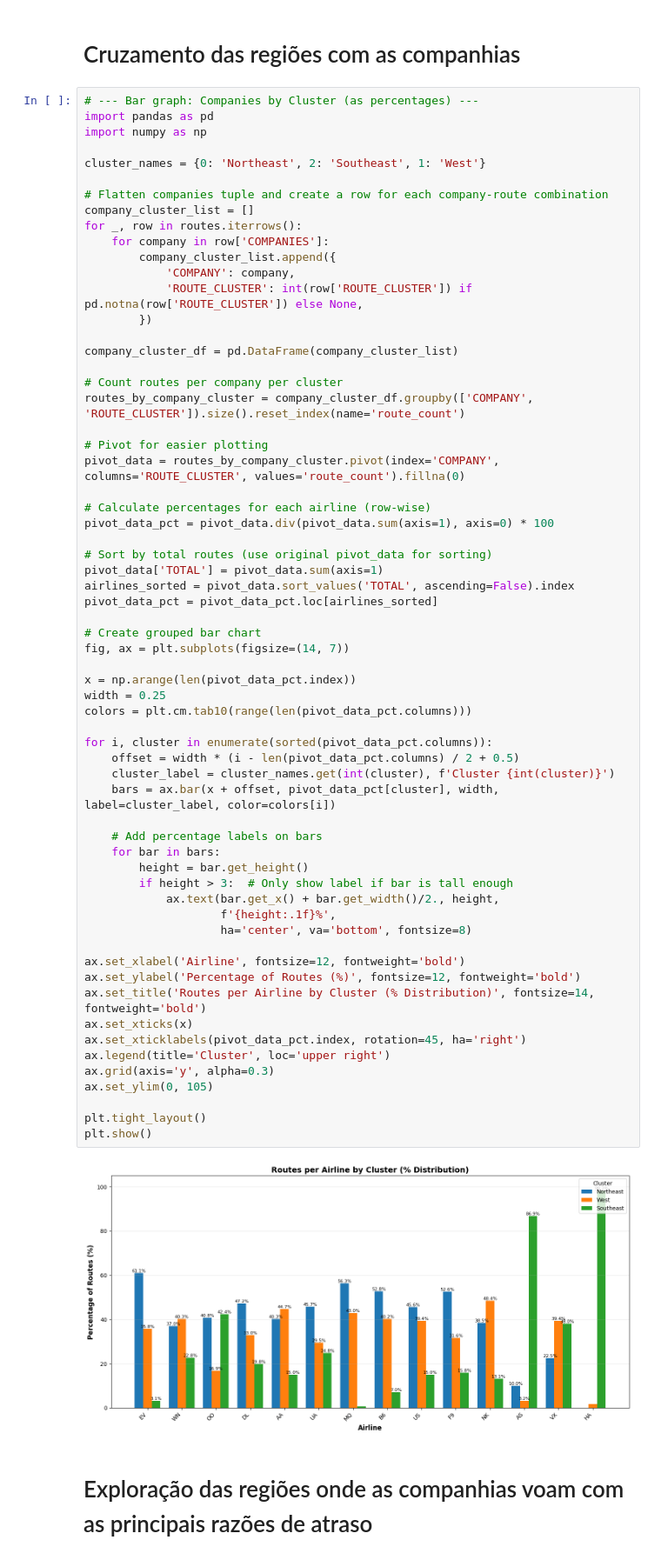
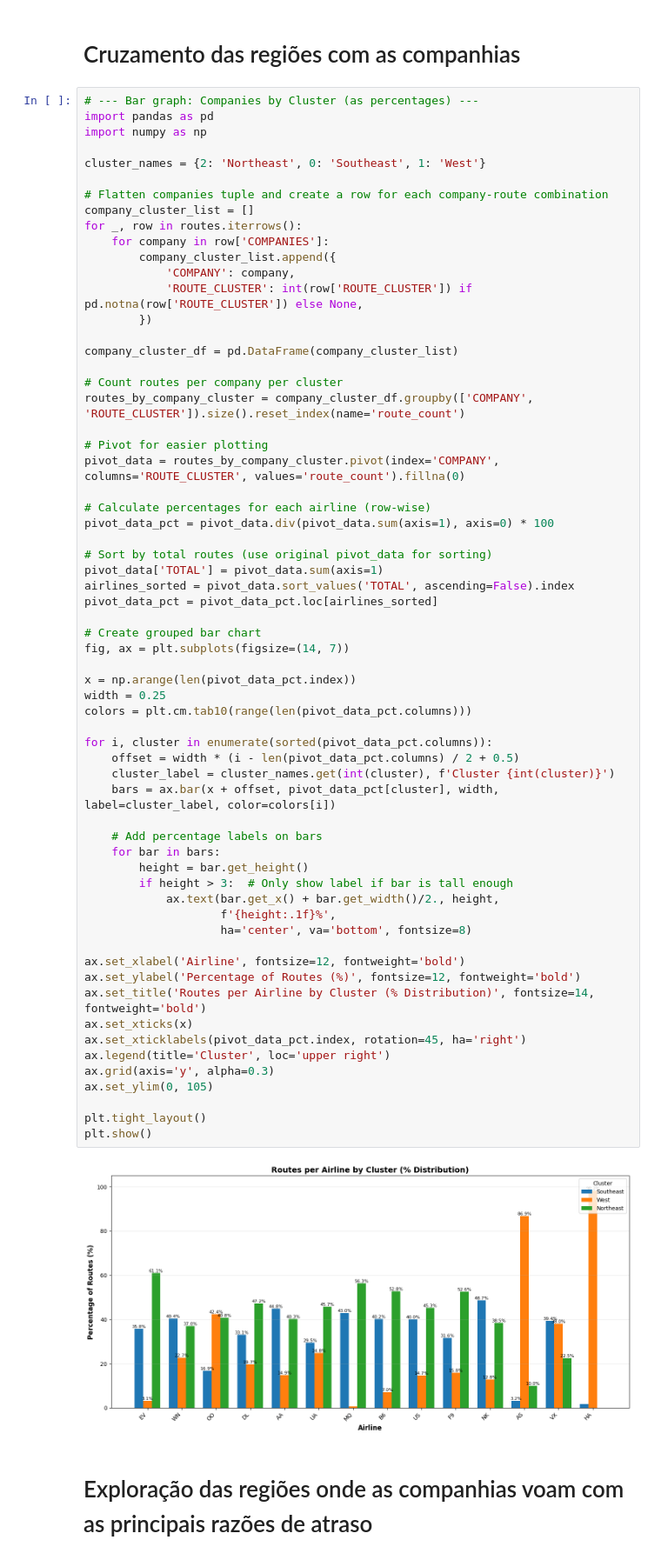
Before and after one commit to rics81/FIAP-8MLET-TechChallenge-III, a Jupyter notebook: tc3_data_explorer.ipynb, the cells around one changed output. Shown at 87% size. Cells and saved outputs as stored; diff of their text form.

```diff
--- a/tc3_data_explorer.ipynb
+++ b/tc3_data_explorer.ipynb
@@ -614,7 +614,7 @@ Evidenciou-se que existem três regiões principais onde os voos são realizados
 import pandas as pd
 import numpy as np
 
-cluster_names = {0: 'Northeast', 2: 'Southeast', 1: 'West'}
+cluster_names = {2: 'Northeast', 0: 'Southeast', 1: 'West'}
 
 # Flatten companies tuple and create a row for each company-route combination
 company_cluster_list = []
@@ -646,34 +646,34 @@ fig, ax = plt.subplots(figsize=(14, 7))
 
 x = np.arange(len(pivot_data_pct.index))
 width = 0.25
 colors = plt.cm.tab10(range(len(pivot_data_pct.columns)))
 
 for i, cluster in enumerate(sorted(pivot_data_pct.columns)):
     offset = width * (i - len(pivot_data_pct.columns) / 2 + 0.5)
     cluster_label = cluster_names.get(int(cluster), f'Cluster {int(cluster)}')
     bars = ax.bar(x + offset, pivot_data_pct[cluster], width, label=cluster_label, color=colors[i])
 
     # Add percentage labels on bars
     for bar in bars:
         height = bar.get_height()
         if height > 3:  # Only show label if bar is tall enough
             ax.text(bar.get_x() + bar.get_width()/2., height,
                     f'{height:.1f}%',
                     ha='center', va='bottom', fontsize=8)
 
 ax.set_xlabel('Airline', fontsize=12, fontweight='bold')
 ax.set_ylabel('Percentage of Routes (%)', fontsize=12, fontweight='bold')
 ax.set_title('Routes per Airline by Cluster (% Distribution)', fontsize=14, fontweight='bold')
 ax.set_xticks(x)
 ax.set_xticklabels(pivot_data_pct.index, rotation=45, ha='right')
 ax.legend(title='Cluster', loc='upper right')
 ax.grid(axis='y', alpha=0.3)
 ax.set_ylim(0, 105)
 
 plt.tight_layout()
 plt.show()
 # %% [output]
-[figure, old version]
+[figure, new version]
 # %% [markdown]
 # Exploração das regiões onde as companhias voam com as principais razões de atraso
 # %%
```
Also changed, not shown: parts of 4 cells of this notebook, 2 other files.
